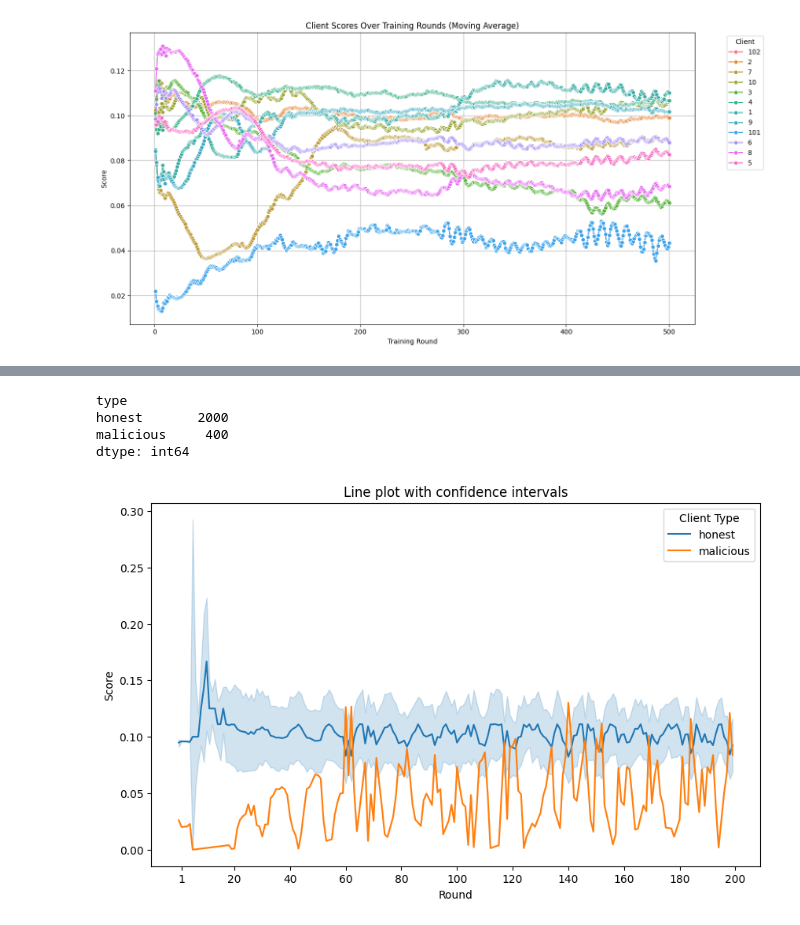
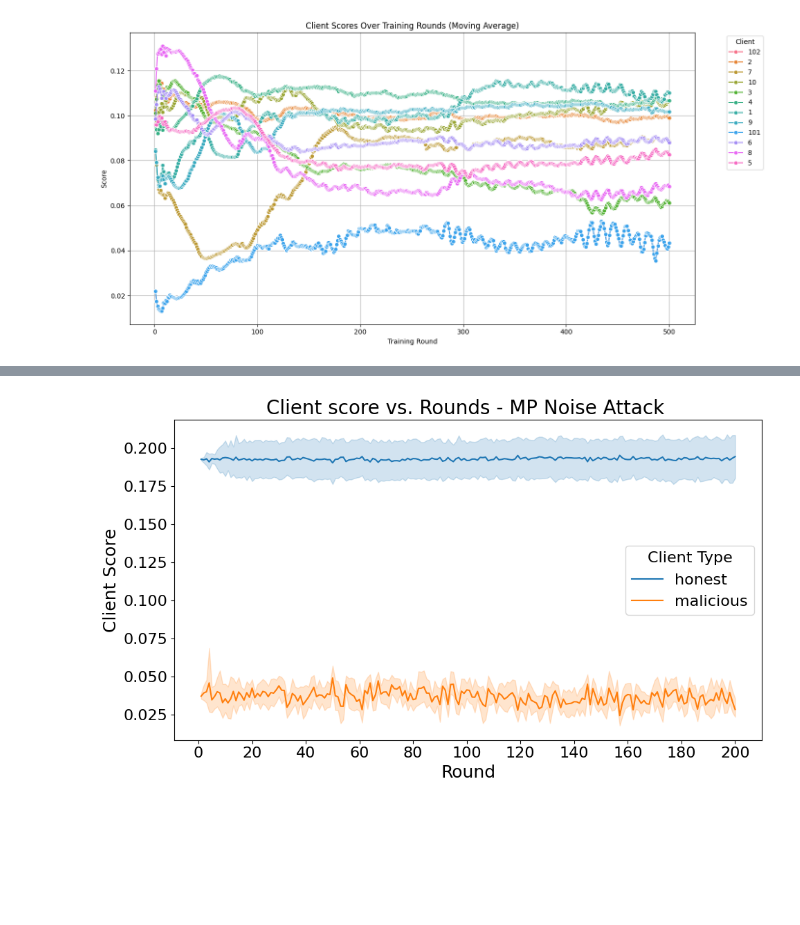
Before and after one commit to dariofenoglio98/CF_FL, a Jupyter notebook: trash.ipynb, the cells around one changed output, grey strips where cells are left out. Drawn from its saved outputs; the diff is of its cells as text; code cells hidden in the pictures; blank space fills up the shorter version.

```diff
--- a/trash.ipynb
+++ b/trash.ipynb
@@ -30,3 +0,0 @@ Number of parameters: 291522
-# %%
-x = np.load('data/train_features_FL.npy')
-y = np.load('data/train_tasks_FL.npy')
@@ -572,13 +88,0 @@ The `ci` parameter is deprecated. Use `errorbar='sd'` for the same effect.
-# %%
-# save client memory
-with open("client_memory_round_cifar10_1.json", 'r') as f:
-    data = json.load(f)
-
-# Function to calculate the moving average
-def calculate_moving_average(data, window_size):
-    df = pd.DataFrame(data).T
-    df.fillna(0, inplace=True)
-    moving_averages = df.apply(lambda x: x.rolling(window=window_size, min_periods=1).mean())
-    return moving_averages
-
-averaged_data = calculate_moving_average(data, 30)
@@ -617,41 +89,53 @@ The `ci` parameter is deprecated. Use `errorbar=('ci', 95)` for the same effect.
 # %%
-data = []
-for i in range(5):
-    # save client memory
-    with open(f"client_memory_round_cifar10_{i}.json", 'r') as f:
-        data.append(json.load(f))
+import json
+import pandas as pd
+import seaborn as sns
+import matplotlib.pyplot as plt
 
 
-# Convert the JSON data into a DataFrame
-df = pd.DataFrame(data).T
+plt.rcParams.update({'font.size': 16})
+
+# Initialize a list to hold data from all folds
+combined_data = {}
+
+# Read and combine data from all 5 folds
+for i in range(1, 10):
+    with open(f"score_trends/10folds_5clients_1att/MP_noise/client_memory_round_cifar10_{i}.json", 'r') as f:
+        fold_data = json.load(f)
+        for round_key, round_data in fold_data.items():
+            if round_key not in combined_data:
+                combined_data[round_key] = {}
+            for client_key, value in round_data.items():
+                new_client_key = int(client_key) + i * 10 if int(client_key) <= 10 else int(client_key) + i * 2
+                new_client_key = str(new_client_key)
+                combined_data[round_key][new_client_key] = value
+
+# Convert the combined data into a DataFrame
+df = pd.DataFrame(combined_data).T
 
 # Create a long-form DataFrame
 df_long = df.reset_index().melt(id_vars='index', var_name='variable', value_name='value')
 df_long.rename(columns={'index': 'round'}, inplace=True)
 
 # Add a column to indicate whether the data is "honest" or "malicious"
 df_long['type'] = df_long['variable'].apply(lambda x: 'malicious' if int(x) >= 101 else 'honest')
 
-# Ensure there are enough data points for each group
-print(df_long.groupby('type').size())
+# Convert 'round' to numeric type for sorting
+df_long['round'] = df_long['round'].astype(int)
 
 # Plot using seaborn
 plt.figure(figsize=(10, 6))
 sns.lineplot(data=df_long, x='round', y='value', hue='type', errorbar=('ci', 95))
-plt.xlabel('Round')
-plt.ylabel('Score')
-# plt.grid(True)
+plt.xlabel('Round', fontsize=18)
+plt.ylabel('Client Score', fontsize=18)
 plt.legend(title='Client Type')
-plt.title('Line plot with confidence intervals')
+plt.title('Client score vs. Rounds - MP Noise Attack ', fontsize=20)
 
-# Set x-ticks to show every 20 rounds
-round_labels = [1, 20, 40, 60, 80, 100, 120, 140, 160, 180, 200]
-plt.xticks(ticks=round_labels, labels=round_labels)
-
+# Set x-ticks to show every 20 rounds starting from 0
+max_round = df_long['round'].max()
+plt.xticks(ticks=range(0, max_round + 1, 20), labels=range(0, max_round + 1, 20))
+plt.tight_layout()
+plt.savefig('MP_Noise_Client_Score.pdf', dpi=400)
 plt.show()
 # %% [output]
-type
-honest       2000
-malicious     400
-dtype: int64
-[figure, old version]
+[figure, new version]
```
Also changed, not shown: parts of 34 cells of this notebook, 12 other files.
